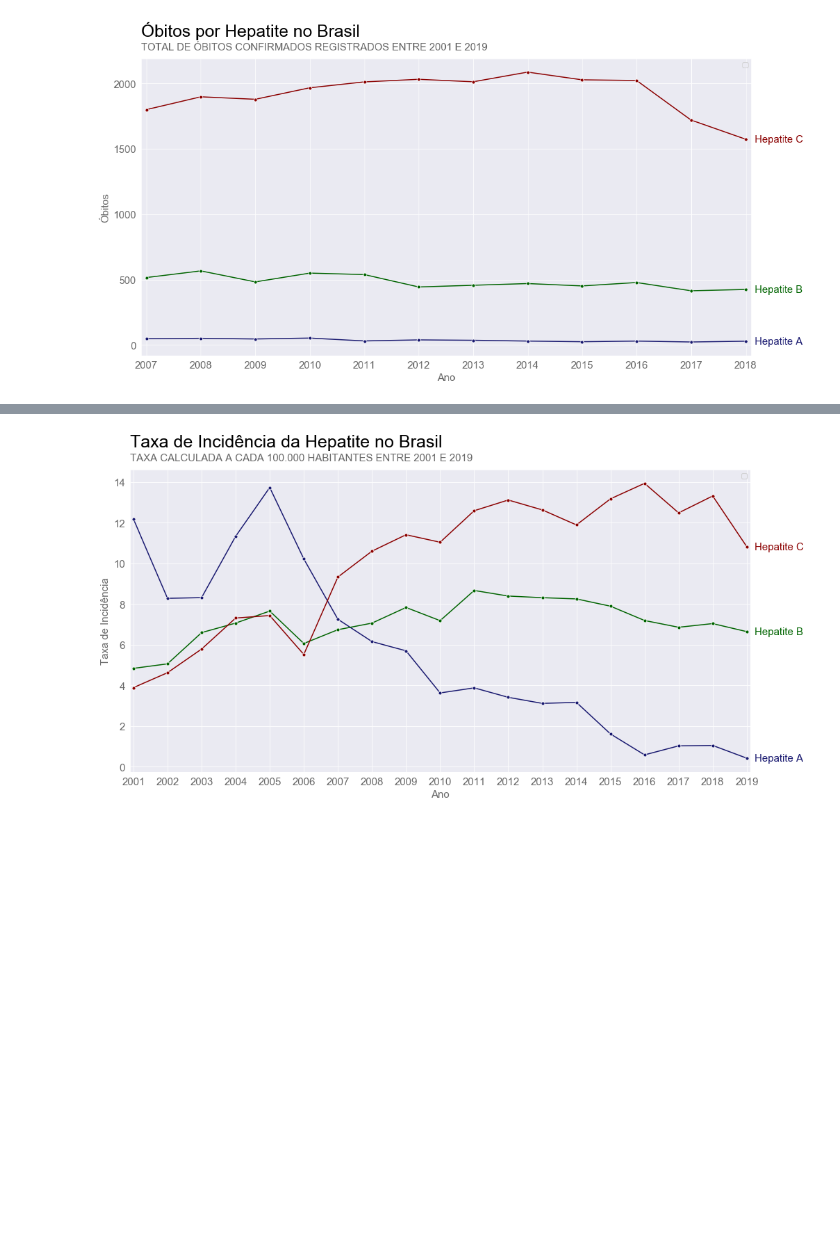
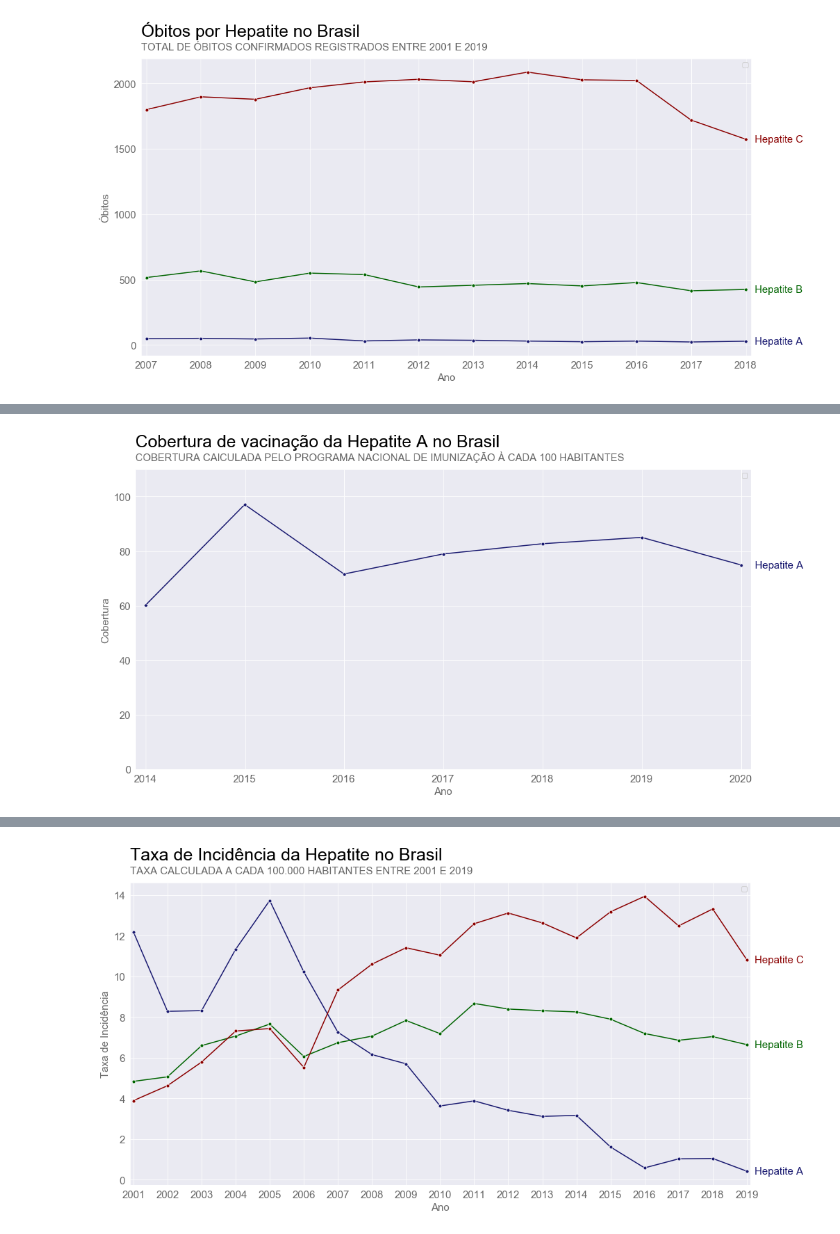
Before and after one commit to PedroHCAlmeida/projeto_um_mal_silencioso, a Jupyter notebook: notebooks/Analise_final.ipynb, the cells around one changed output, grey strips where cells are left out. Saved outputs shown, nothing was run; the diff lists cells and outputs as text; code cells hidden in the pictures; blank space fills up the shorter version.

```diff
--- a/notebooks/Analise_final.ipynb
+++ b/notebooks/Analise_final.ipynb
@@ -139,0 +123,6 @@ plota_grafico(dados.query('Classe_viral == "A" or Classe_viral == "B"'), 'Vacina
+# %%
+plota_grafico(dados.query('Classe_viral == "A"'), 'Ano', 'Cobertura_vacina_100Hab', por_ano=True, hue='Classe_viral', dict_hue_palette={'A':'#191970'}, hue_legend=['Hepatite A'], xlim=[2013.9,2020.1],
+             title='Cobertura de vacinação da Hepatite A no Brasil', subtitle='COBERTURA CAlCULADA PELO PROGRAMA NACIONAL DE IMUNIZAÇÃO À CADA 100 HABITANTES', xlabel='Ano', ylabel='Cobertura',
+              marker='.', markersize=10, ylim=[0,110])
+# %% [output]
+[figure, added]
```
Also changed, not shown: parts of 12 cells of this notebook, 11 other files.
